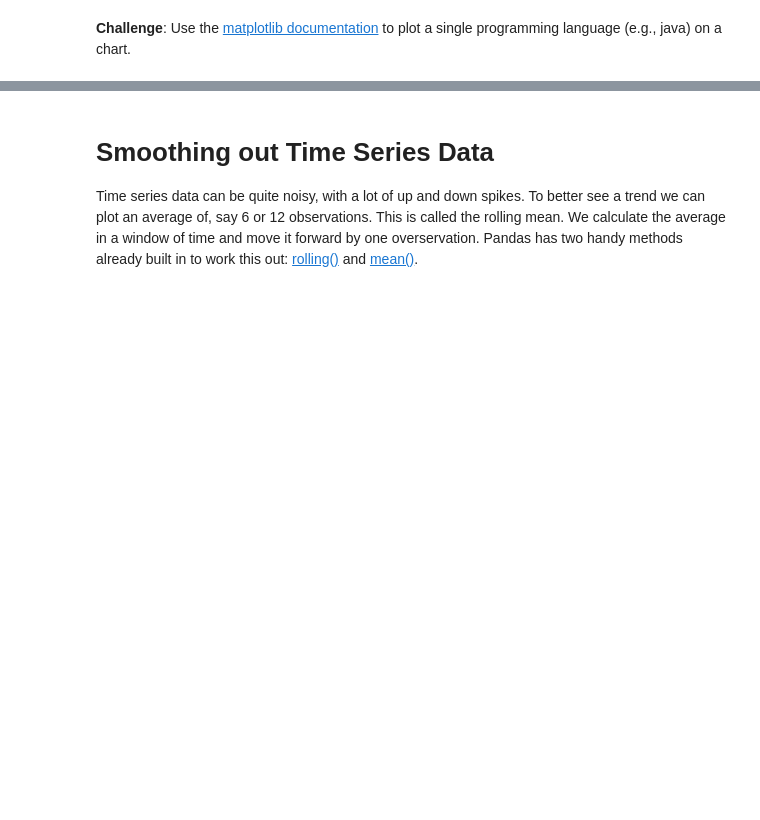
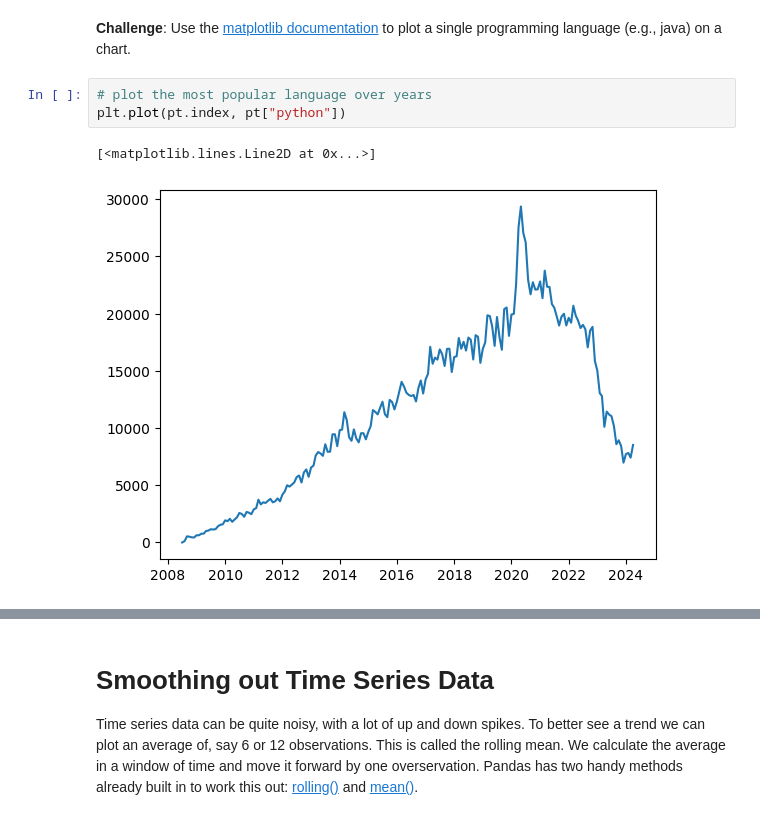
Before and after one commit to Mo-21/data-visualisation-Matplotlib, a Jupyter notebook: Programming_Languages.ipynb, the cells around one changed output, grey strips where cells are left out. Cells and saved outputs as stored; diff of their text form; blank space fills up the shorter version.

Commit message:
create charts with matplotlib

```diff
--- a/Programming_Languages.ipynb
+++ b/Programming_Languages.ipynb
@@ -90,3 +202,9 @@ pt.count()
 ## Data Visualisaton with with Matplotlib
 # %% [markdown]
 **Challenge**: Use the [matplotlib documentation](https://matplotlib.org/3.2.1/api/_as_gen/matplotlib.pyplot.plot.html#matplotlib.pyplot.plot) to plot a single programming language (e.g., java) on a chart.
+# %%
+# plot the most popular language over years
+plt.plot(pt.index, pt["python"])
+# %% [output]
+[<matplotlib.lines.Line2D at 0x...>]
+[figure, added]
```
Also changed, not shown: parts of 18 cells of this notebook.
